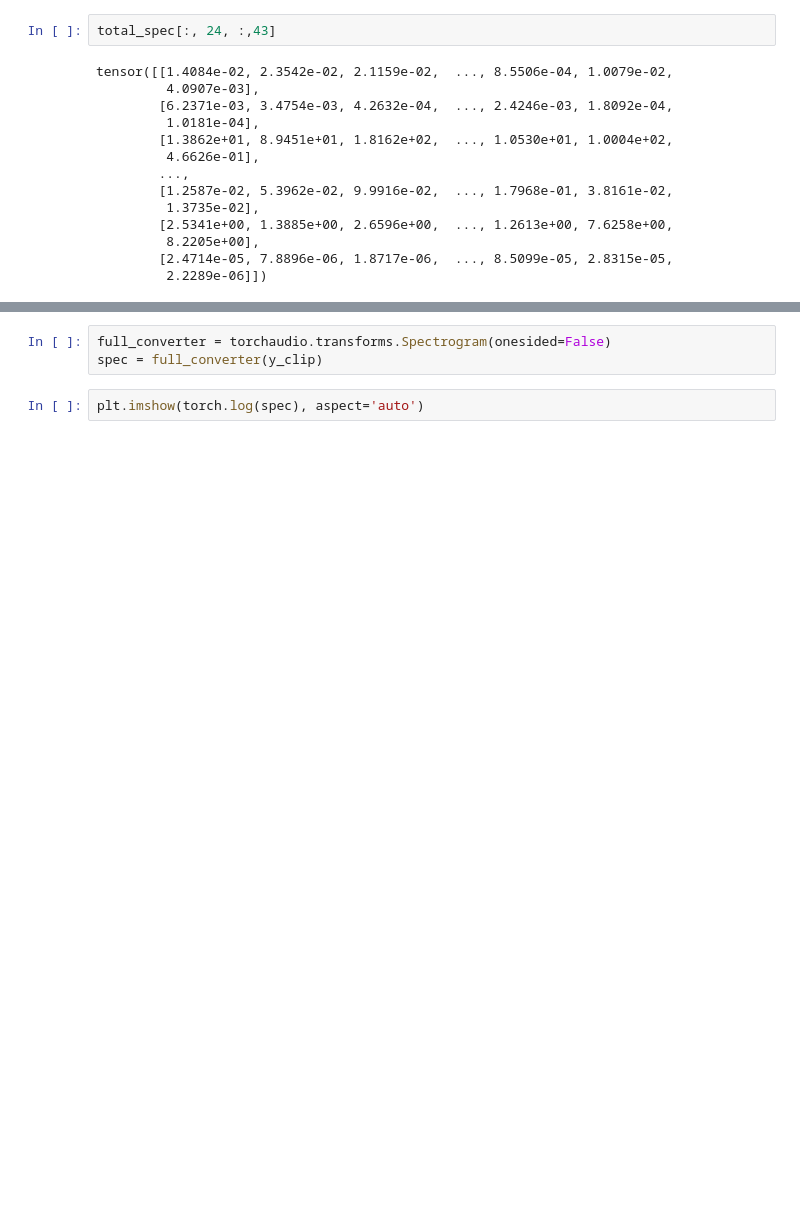
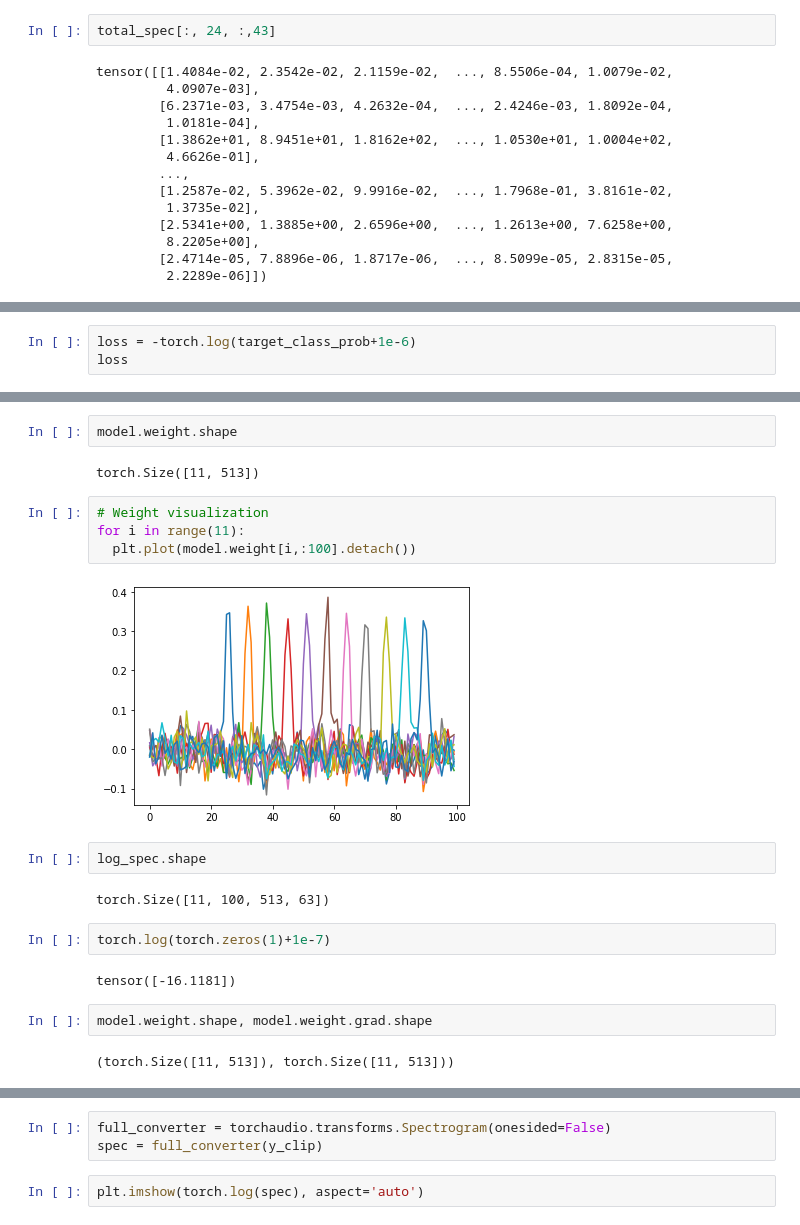
Before and after one commit to jdasam/ant5015-2022Spring, a Jupyter notebook: 3rd week Live Coding.ipynb, the cells around one changed output, grey strips where cells are left out. Cells and saved outputs as stored; diff of their text form; blank space fills up the shorter version.

```diff
--- a/3rd week Live Coding.ipynb
+++ b/3rd week Live Coding.ipynb
@@ -366,0 +429,3 @@ tensor([ -4.3422,   2.2521, -42.6561,  22.9018, -67.1682,  12.1920,  46.7237,
+# %%
+loss = -torch.log(target_class_prob+1e-6)
+loss
@@ -366,0 +542,22 @@ tensor([ -4.3422,   2.2521, -42.6561,  22.9018, -67.1682,  12.1920,  46.7237,
+# %%
+model.weight.shape
+# %% [output]
+torch.Size([11, 513])
+# %%
+# Weight visualization
+for i in range(11):
+  plt.plot(model.weight[i,:100].detach())
+# %% [output]
+[figure, added]
+# %%
+log_spec.shape
+# %% [output]
+torch.Size([11, 100, 513, 63])
+# %%
+torch.log(torch.zeros(1)+1e-7)
+# %% [output]
+tensor([-16.1181])
+# %%
+model.weight.shape, model.weight.grad.shape
+# %% [output]
+(torch.Size([11, 513]), torch.Size([11, 513]))
```
Also changed, not shown: parts of 32 cells of this notebook.
